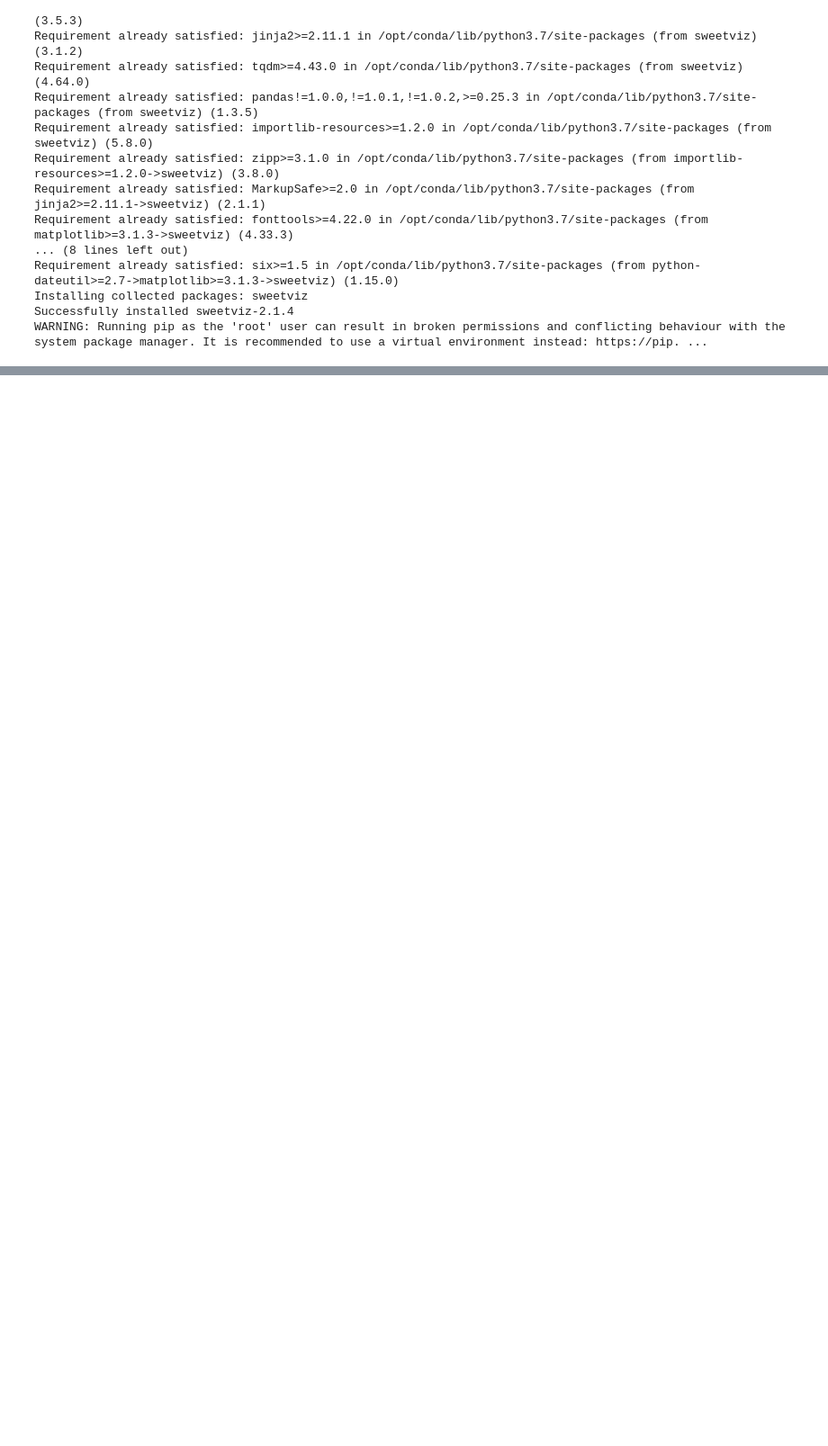
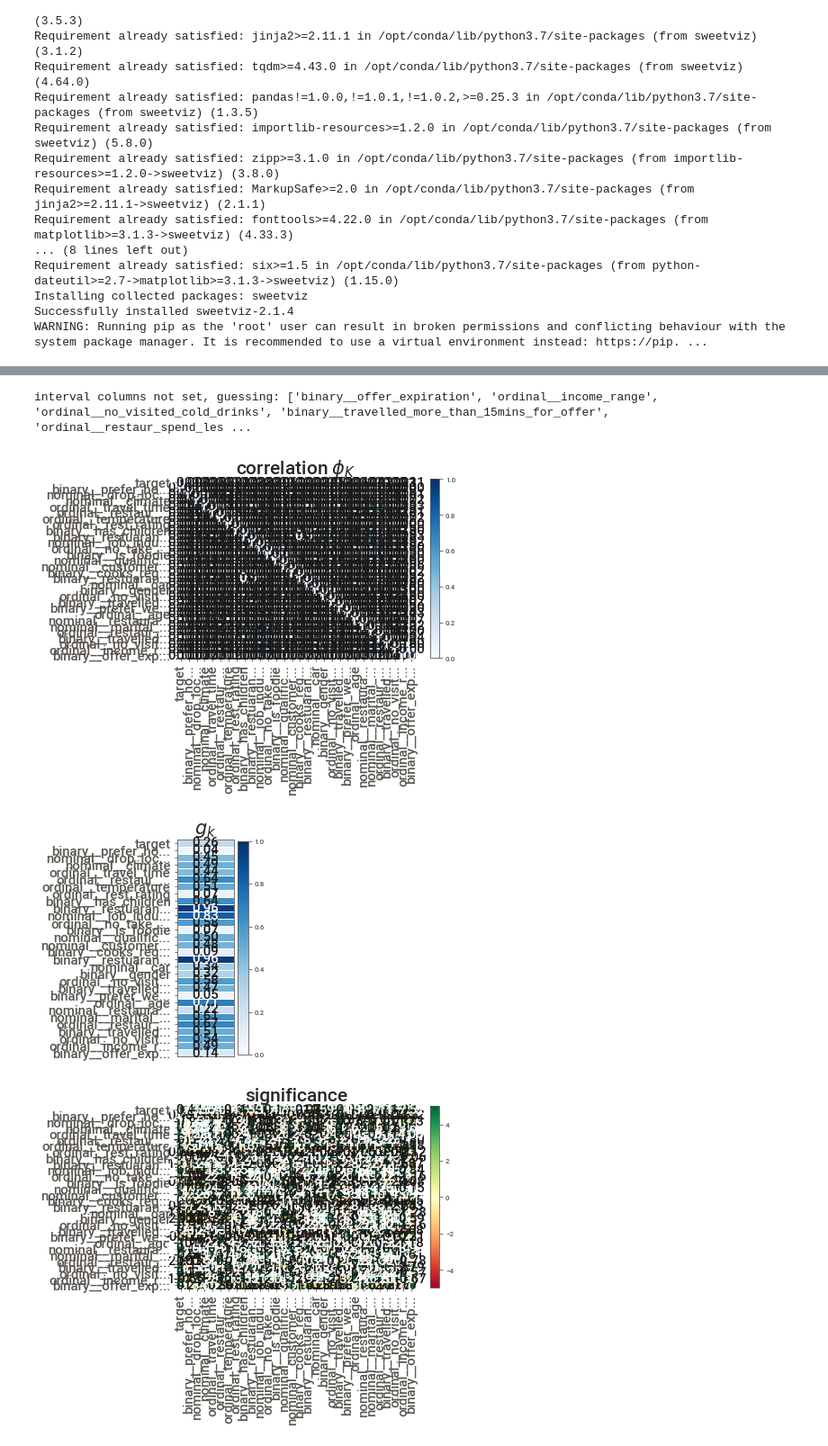
Before and after one commit to risan-raja/msiit, a Jupyter notebook: risan-raja-marketing-strategy-submission-sep-2022.ipynb, the cells around one changed output, grey strips where cells are left out. Shown: that part at 90% size. Drawn from its saved outputs; the diff is of its cells as text; code cells hidden in the pictures; blank space fills up the shorter version.

```diff
--- a/risan-raja-marketing-strategy-submission-sep-2022.ipynb
+++ b/risan-raja-marketing-strategy-submission-sep-2022.ipynb
@@ -457,0 +511,9 @@ Report SWEETVIZ_REPORT.html was generated.
+# %%
+from phik import report
+data_bins = data.nunique().to_dict()
+a = phik.report.correlation_report(data=data,lambda_significance='pearson',significance_method='hybrid',bins=data_bins,noise_correction=True,pdf_file_name='phik.pdf',do_outliers=False)
+# %% [output]
+interval columns not set, guessing: ['binary__offer_expiration', 'ordinal__income_range', 'ordinal__no_visited_cold_drinks', 'binary__travelled_more_than_15mins_for_offer', 'ordinal__restaur_spend_les ...
+[figure, added]
+[figure, added]
+[figure, added]
```
Also changed, not shown: parts of 14 cells of this notebook.
